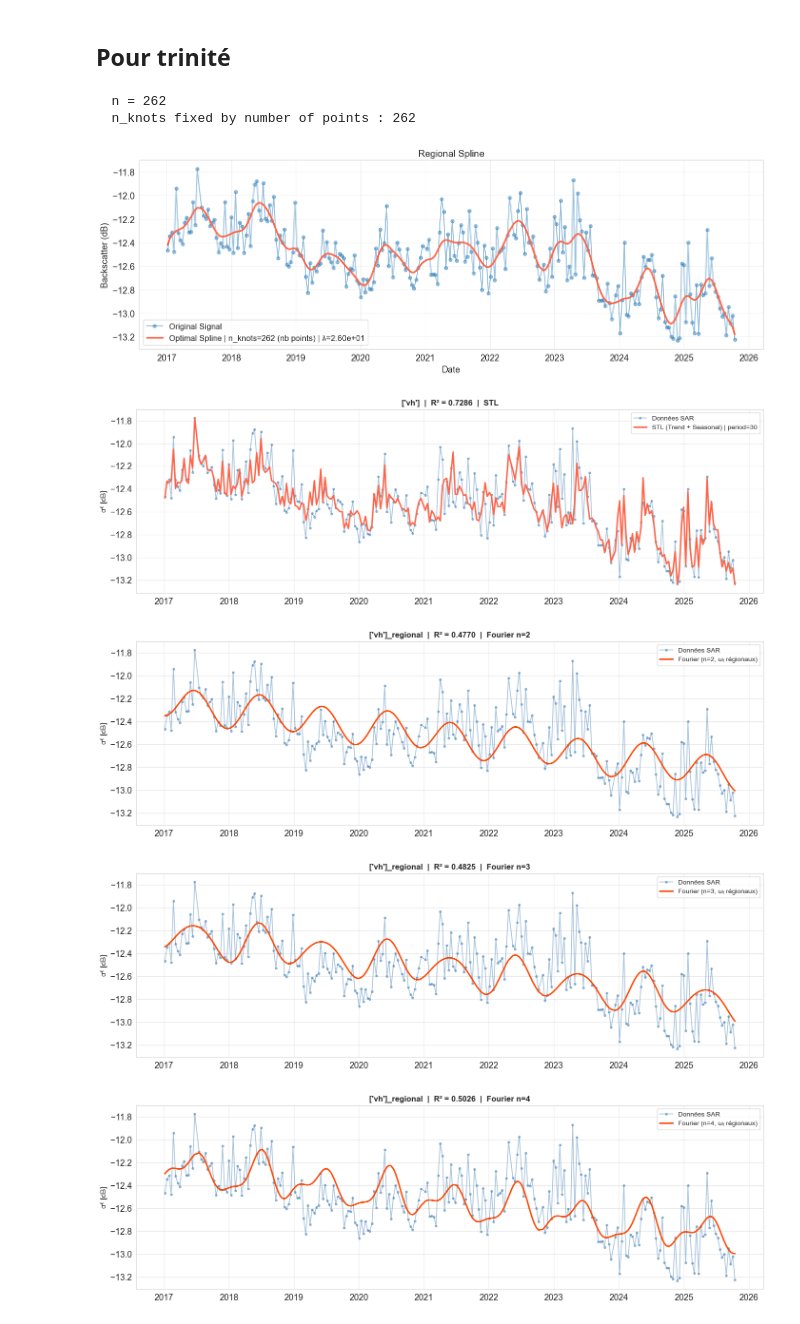
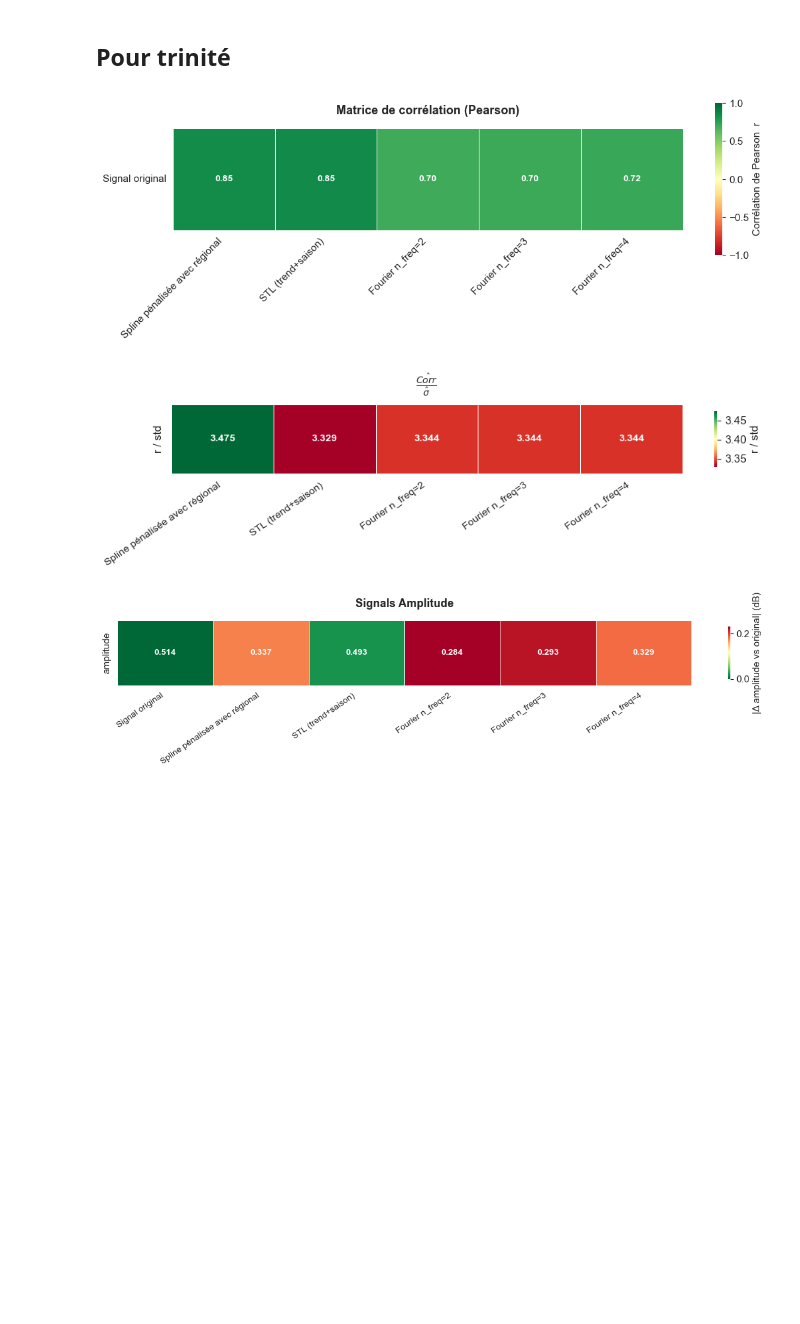
Before and after one commit to clairesn23/readingseminar, a Jupyter notebook: metafile.ipynb, the cells around one changed output. Drawn from its saved outputs; the diff is of its cells as text; code cells hidden in the pictures; blank space fills up the shorter version.

```diff
--- a/metafile.ipynb
+++ b/metafile.ipynb
@@ -625,8 +627,8 @@ def make_fourier_model(omegas_fixed):
     """Closure : renvoie un modèle de Fourier avec des fréquences ω figées.
     Cela permet à curve_fit d'inspecter correctement la signature de la fonction.
     """
-    def fourier_model_fixed(t, a, b, *coeffs):
-        y = a + b * t
+    def fourier_model_fixed(t, a, b, c, *coeffs):
+        y = a + b * t + c * t**2
         n = len(coeffs) // 2
         for i in range(n):
             A = coeffs[2 * i]
@@ -639,7 +641,7 @@ def fit_and_analyze_fourier(t, values, dates, omegas_fixed, n_freq,
                              label, color, outdir="figures_fourier",plot=True):
     """Ajuste le modèle de Fourier contraint et retourne (résidus, r2, métriques)."""
     model = make_fourier_model(omegas_fixed)
-    p0    = [values.mean(), 0.0] + [0.1, 0.1] * n_freq
+    p0 = [values.mean(), 0.0, 0.0] + [0.1, 0.1] * n_freq
     try:
         params, _ = curve_fit(model, t, values, p0=p0, maxfev=20000)
     except RuntimeError as e:
@@ -787,5 +885,5 @@ def full_pipeline_sub(SERIES, plot=True, N_FREQ_LIST=[2, 3, 4]):
 # %%
-plot=True
+plot=False
 N_FREQ_LIST = [2, 3, 4]   # modes harmoniques Fourier à tester
 
 #### extract des données ---------------------------------
@@ -793,4 +891,7 @@ SERIES=["defol","vh","DES",39,5]
 #type_veg, polar, direction, orbite, subzone
 
 infos= full_pipeline_sub(SERIES, plot, N_FREQ_LIST)
+plot_r_std_heatmap(infos)
+amp_results = compute_amplitudes(infos)
+plot_amplitudes_heatmap(amp_results)
 # %% [output]
@@ -861,32 +959,31 @@ def full_pipeline_reg(SERIES, plot=True, N_FREQ_LIST=[2, 3, 4]):
     for n_freq, y_fit in y_fits.items():
         signals_corr[f"Fourier n_freq={n_freq}"] = y_fit
 
-    plot_correlation_matrix(signals_corr)
+    corr_first_row=plot_correlation_matrix(signals_corr)
 
     return {
         "dates"        : dates,
         "values"       : values,
         "Y_hat_reg"    : Y_hat,
-        "Y_hat_gcv"    : Y_chapo,
         "Y_stl"        : Y_stl,
         "r2_stl"       : r2_stl,
         "y_fits_fourier": y_fits,
         "signals_corr" : signals_corr,
+        "corr_first_row" : corr_first_row,
     }
 # %%
-plot=True
+plot=False
 N_FREQ_LIST = [2, 3, 4]   # modes harmoniques Fourier à tester
 
 #### extract des données ---------------------------------
 SERIES=["vh"]
 #type_veg, polar, direction, orbite, subzone
 
 infos= full_pipeline_reg(SERIES, plot, N_FREQ_LIST)
+plot_r_std_heatmap(infos)
+amp_results = compute_amplitudes(infos)
+plot_amplitudes_heatmap(amp_results)
 # %% [output]
-  n = 262
-  n_knots fixed by number of points : 262
-[figure, old version]
+[figure, new version]
-[figure, old version]
+[figure, new version]
-[figure, old version]
+[figure, new version]
-[figure, removed]
-[figure, removed]
```
Also changed, not shown: parts of 10 cells of this notebook.
